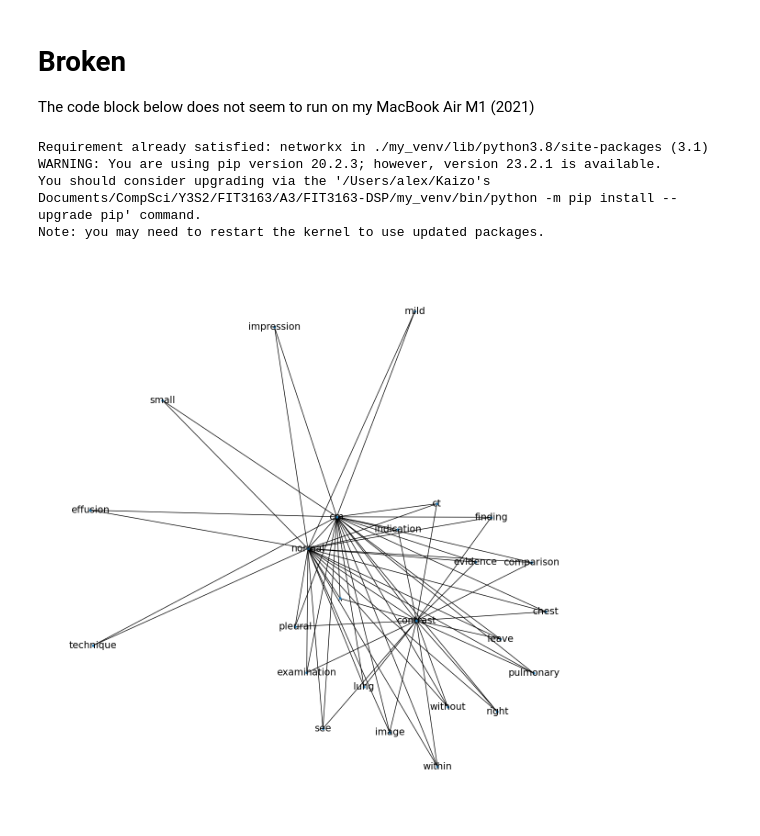
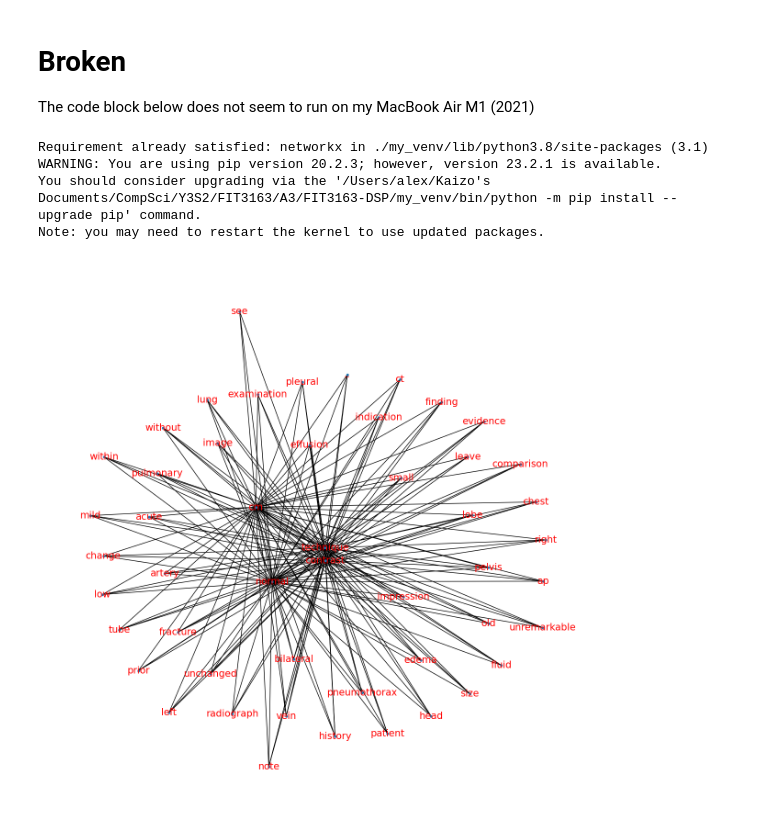
Before and after one commit to aaut0001/FIT3163-DSP, a Jupyter notebook: radiology.ipynb, the cells around one changed output. Drawn from its saved outputs; the diff is of its cells as text; code cells hidden in the pictures.

```diff
--- a/radiology.ipynb
+++ b/radiology.ipynb
@@ -557,36 +557,36 @@ G = nx.Graph()
 
 # add tokens to graph
 tokens = token_frequency["Token"]
-tokens = tokens[:25]
+tokens = tokens[:50]
 for token in tokens:
     G.add_node(token)
 
 similarity_threshold = 0.4
 
 # add edges based on LSA results
 def add_edges(i, j, k):
     similarity = abs(lsa_result[j, i] - lsa_result[k, i])
     if similarity > similarity_threshold:
         G.add_edge(tokens[j], tokens[k], weight=similarity)
 
 # ThreadPoolExecutor for parallel processing
 with concurrent.futures.ThreadPoolExecutor(max_workers=4) as executor:
     futures = []
     for i in range(num_topics):
         for j in range(len(tokens)):
             for k in range(j + 1, len(tokens)):
                 futures.append(executor.submit(add_edges, i, j, k))
     # wait for all takss to comples
     concurrent.futures.wait(futures)
 
 # visualise graph
 pos = nx.kamada_kawai_layout(G)
 plt.figure(figsize=(12,12))
-nx.draw(G, pos, with_labels=True, node_size = 10, font_size=15, font_color="black")
+nx.draw(G, pos, with_labels=True, node_size = 10, font_size=15, font_color="red")
 plt.show()
 # %% [output]
 Requirement already satisfied: networkx in ./my_venv/lib/python3.8/site-packages (3.1)
 WARNING: You are using pip version 20.2.3; however, version 23.2.1 is available.
 You should consider upgrading via the '/Users/alex/Kaizo's Documents/CompSci/Y3S2/FIT3163/A3/FIT3163-DSP/my_venv/bin/python -m pip install --upgrade pip' command.
 Note: you may need to restart the kernel to use updated packages.
-[figure, old version]
+[figure, new version]
```
Also changed, not shown: parts of 7 cells of this notebook.
